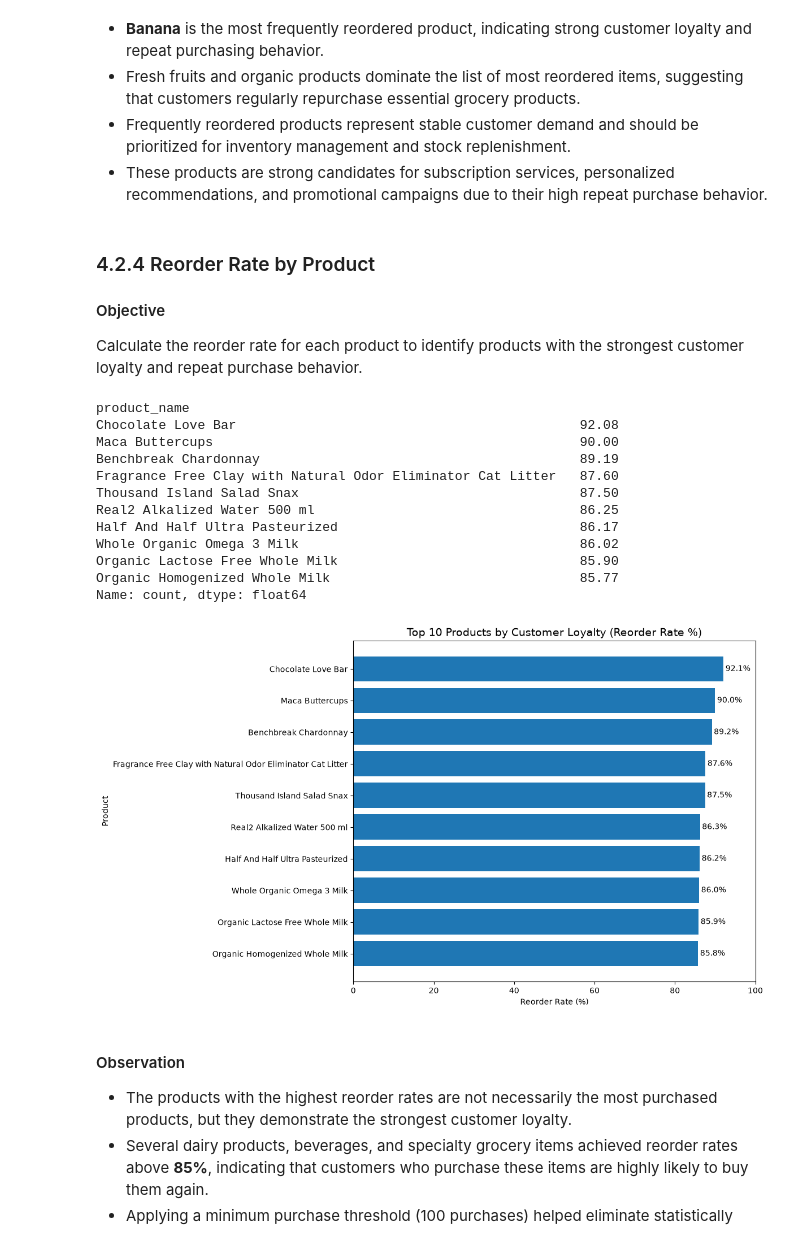
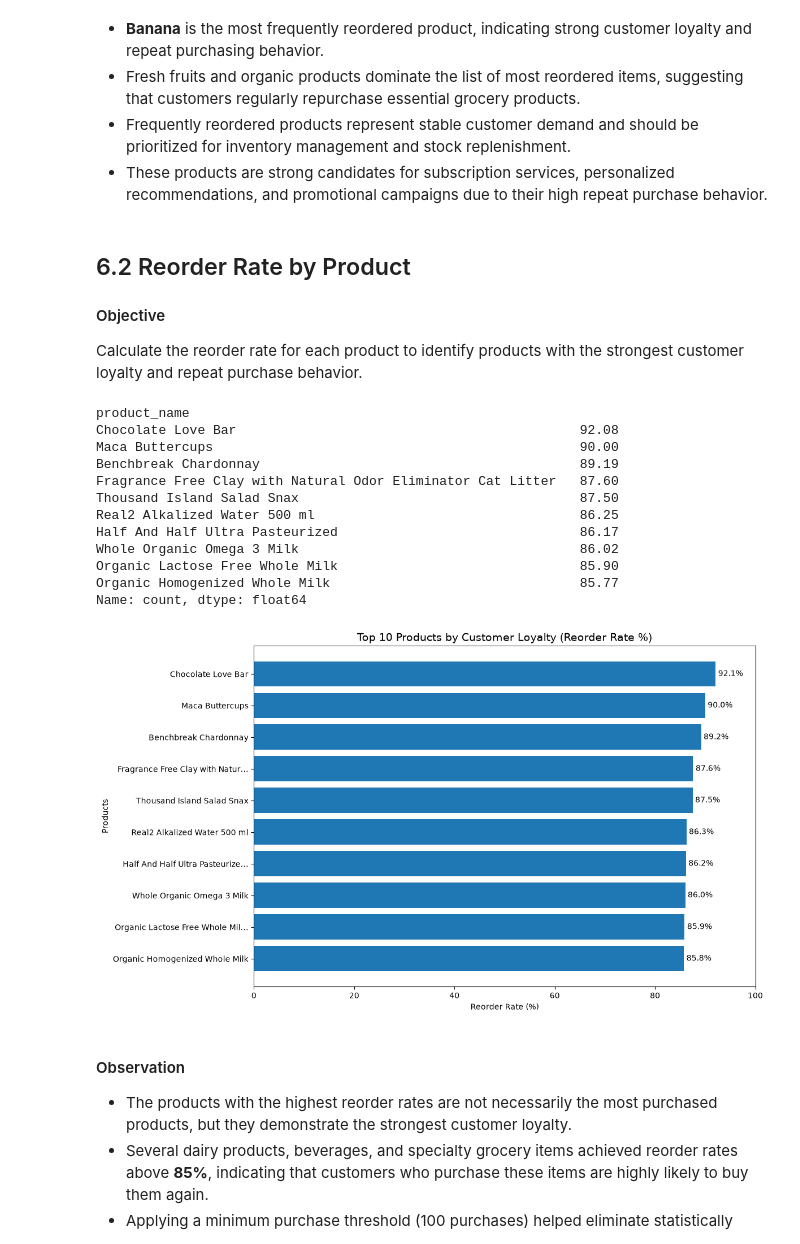
Before and after one commit to Shub305/instacart-market-basket-analysis, a Jupyter notebook: notebooks/instacart_market_basket_analysis.ipynb, the cells around one changed output. Drawn from its saved outputs; the diff is of its cells as text; code cells hidden in the pictures.

Commit message:
Project completion:- final report, dashboard, images

```diff
--- a/notebooks/instacart_market_basket_analysis.ipynb
+++ b/notebooks/instacart_market_basket_analysis.ipynb
@@ -891,7 +897,7 @@ plt.show()
 - Frequently reordered products represent stable customer demand and should be prioritized for inventory management and stock replenishment.
 - These products are strong candidates for subscription services, personalized recommendations, and promotional campaigns due to their high repeat purchase behavior.
 # %% [markdown]
-### 4.2.4 Reorder Rate by Product
+## 6.2 Reorder Rate by Product
 
 #### Objective
 
@@ -903,6 +909,8 @@ reordered_purchases = reordered_df["product_name"].value_counts()
 
 valid_products = total_purchases[total_purchases >= 100]
 
+# Calculate reorder rate for valid products
+#.loc is used to align the indices of reordered_purchases and valid_products
 reorder_rate = (
     reordered_purchases.loc[valid_products.index] / valid_products
 ) * 100
@@ -921,35 +929,43 @@ plt.barh(
 
 plt.title("Top 10 Products by Customer Loyalty (Reorder Rate %)", fontsize=14)
 plt.xlabel("Reorder Rate (%)")
-plt.ylabel("Product")
+plt.ylabel("Products")
+# Shorten long product names on the y-axis
+max_len = 30
+short_labels = [
+    name if len(name) <= max_len else name[:max_len].rstrip() + "…"
+    for name in top_reorder_rate.index[::-1]
+]
+
+plt.yticks(range(len(short_labels)), short_labels)
 
 # Add percentage labels
 for i, value in enumerate(top_reorder_rate.values[::-1]):
     plt.text(
         value + 0.5,
         i,
         f"{value:.1f}%",
         va="center"
     )
 
 plt.xlim(0, 100)
 
 plt.tight_layout()
 plt.show()
 # %% [output]
 product_name
 Chocolate Love Bar                                            92.08
 Maca Buttercups                                               90.00
 Benchbreak Chardonnay                                         89.19
 Fragrance Free Clay with Natural Odor Eliminator Cat Litter   87.60
 Thousand Island Salad Snax                                    87.50
 Real2 Alkalized Water 500 ml                                  86.25
 Half And Half Ultra Pasteurized                               86.17
 Whole Organic Omega 3 Milk                                    86.02
 Organic Lactose Free Whole Milk                               85.90
 Organic Homogenized Whole Milk                                85.77
 Name: count, dtype: float64
-[figure, old version]
+[figure, new version]
 # %% [markdown]
 #### Observation
 
```
Also changed, not shown: parts of 23 cells of this notebook, 11 other files.
